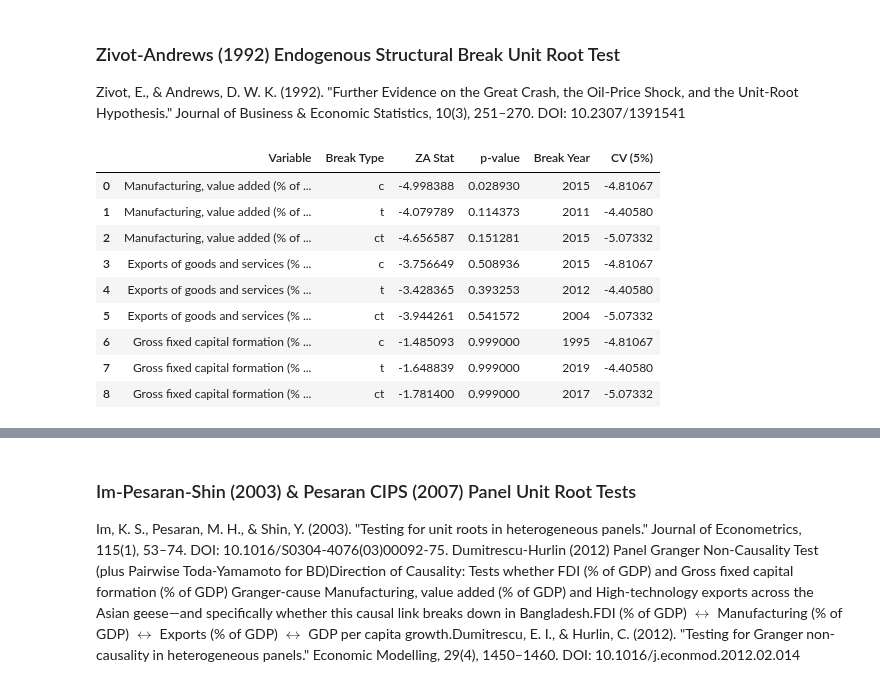
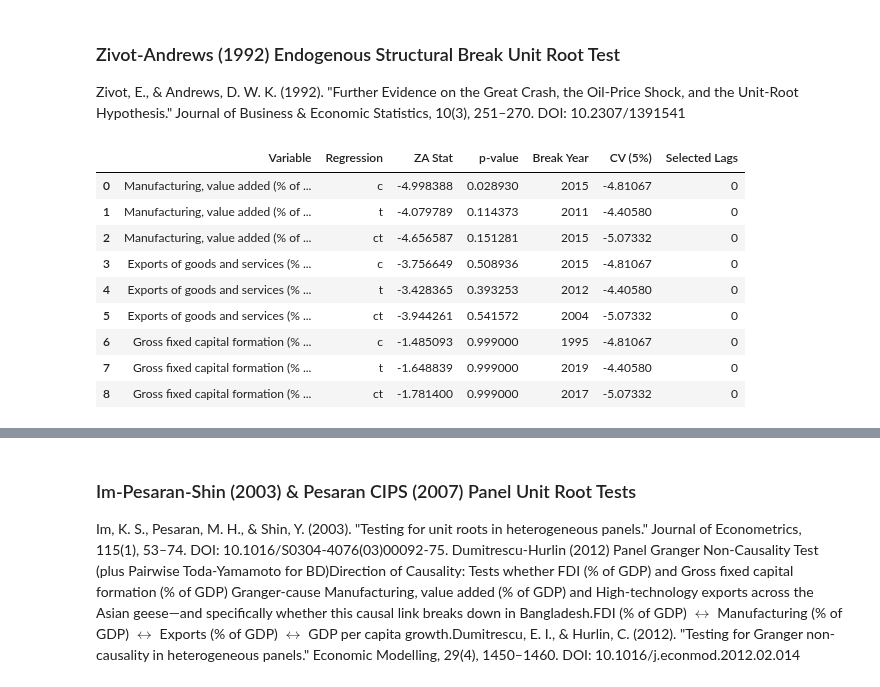
Before and after one commit to MJwd-Hasan/bd_flying_geese, a Jupyter notebook: export_import.ipynb, the cells around one changed output, grey strips where cells are left out. Drawn from its saved outputs; the diff is of its cells as text; code cells hidden in the pictures.

```diff
--- a/export_import.ipynb
+++ b/export_import.ipynb
@@ -503,41 +503,59 @@ cd_df
 
 Zivot, E., & Andrews, D. W. K. (1992). "Further Evidence on the Great Crash, the Oil-Price Shock, and the Unit-Root Hypothesis." Journal of Business & Economic Statistics, 10(3), 251–270. DOI: 10.2307/1391541
 # %%
-bd_df = data[data['Country Name'] == 'Bangladesh'].sort_values('Time')
+
+bd_df = (
+    data[data['Country Name'] == 'Bangladesh']
+    .sort_values('Time')
+)
+
 za_vars = [
     'Manufacturing, value added (% of GDP)',
     'Exports of goods and services (% of GDP)',
     'Gross fixed capital formation (% of GDP)'
 ]
 
 za_results = []
 
 for var in za_vars:
-    sub = bd_df[['Time', var]].dropna().reset_index(drop=True)
+    sub = (
+        bd_df[['Time', var]]
+        .dropna()
+        .reset_index(drop=True)
+    )
+
     for reg_type in ['c', 't', 'ct']:
-        za_stat, p_val, cv_dict, baselag, bidx = zivot_andrews(sub[var], regression=reg_type, autolag='AIC')
+        za_stat, p_val, cv_dict, baselag, bidx = (
+            zivot_andrews(
+                sub[var].to_numpy(),
+                regression=reg_type,
+                autolag='AIC'
+            )
+        )
+
         break_year = int(sub.loc[bidx, 'Time'])
 
         za_results.append({
             'Variable': var,
-            'Break Type': reg_type,
+            'Regression': reg_type,
             'ZA Stat': za_stat,
             'p-value': p_val,
             'Break Year': break_year,
-            'CV (5%)': cv_dict['5%']
+            'CV (5%)': cv_dict['5%'],
+            'Selected Lags': baselag
         })
 
 za_df = pd.DataFrame(za_results)
 za_df
 # %% [output]
-|  | Variable | Break Type | ZA Stat | p-value | Break Year | CV (5%) |
-| 0 | Manufacturing, value added (% of ... | c | -4.998388 | 0.028930 | 2015 | -4.81067 |
-| 1 | Manufacturing, value added (% of ... | t | -4.079789 | 0.114373 | 2011 | -4.40580 |
-| 2 | Manufacturing, value added (% of ... | ct | -4.656587 | 0.151281 | 2015 | -5.07332 |
-| 3 | Exports of goods and services (% ... | c | -3.756649 | 0.508936 | 2015 | -4.81067 |
-| 4 | Exports of goods and services (% ... | t | -3.428365 | 0.393253 | 2012 | -4.40580 |
-| 5 | Exports of goods and services (% ... | ct | -3.944261 | 0.541572 | 2004 | -5.07332 |
-| 6 | Gross fixed capital formation (% ... | c | -1.485093 | 0.999000 | 1995 | -4.81067 |
-| 7 | Gross fixed capital formation (% ... | t | -1.648839 | 0.999000 | 2019 | -4.40580 |
-| 8 | Gross fixed capital formation (% ... | ct | -1.781400 | 0.999000 | 2017 | -5.07332 |
+|  | Variable | Regression | ZA Stat | p-value | Break Year | CV (5%) | Selected Lags |
+| 0 | Manufacturing, value added (% of ... | c | -4.998388 | 0.028930 | 2015 | -4.81067 | 0 |
+| 1 | Manufacturing, value added (% of ... | t | -4.079789 | 0.114373 | 2011 | -4.40580 | 0 |
+| 2 | Manufacturing, value added (% of ... | ct | -4.656587 | 0.151281 | 2015 | -5.07332 | 0 |
+| 3 | Exports of goods and services (% ... | c | -3.756649 | 0.508936 | 2015 | -4.81067 | 0 |
+| 4 | Exports of goods and services (% ... | t | -3.428365 | 0.393253 | 2012 | -4.40580 | 0 |
+| 5 | Exports of goods and services (% ... | ct | -3.944261 | 0.541572 | 2004 | -5.07332 | 0 |
+| 6 | Gross fixed capital formation (% ... | c | -1.485093 | 0.999000 | 1995 | -4.81067 | 0 |
+| 7 | Gross fixed capital formation (% ... | t | -1.648839 | 0.999000 | 2019 | -4.40580 | 0 |
+| 8 | Gross fixed capital formation (% ... | ct | -1.781400 | 0.999000 | 2017 | -5.07332 | 0 |
 # %%
```
Also changed, not shown: parts of 5 cells of this notebook.
